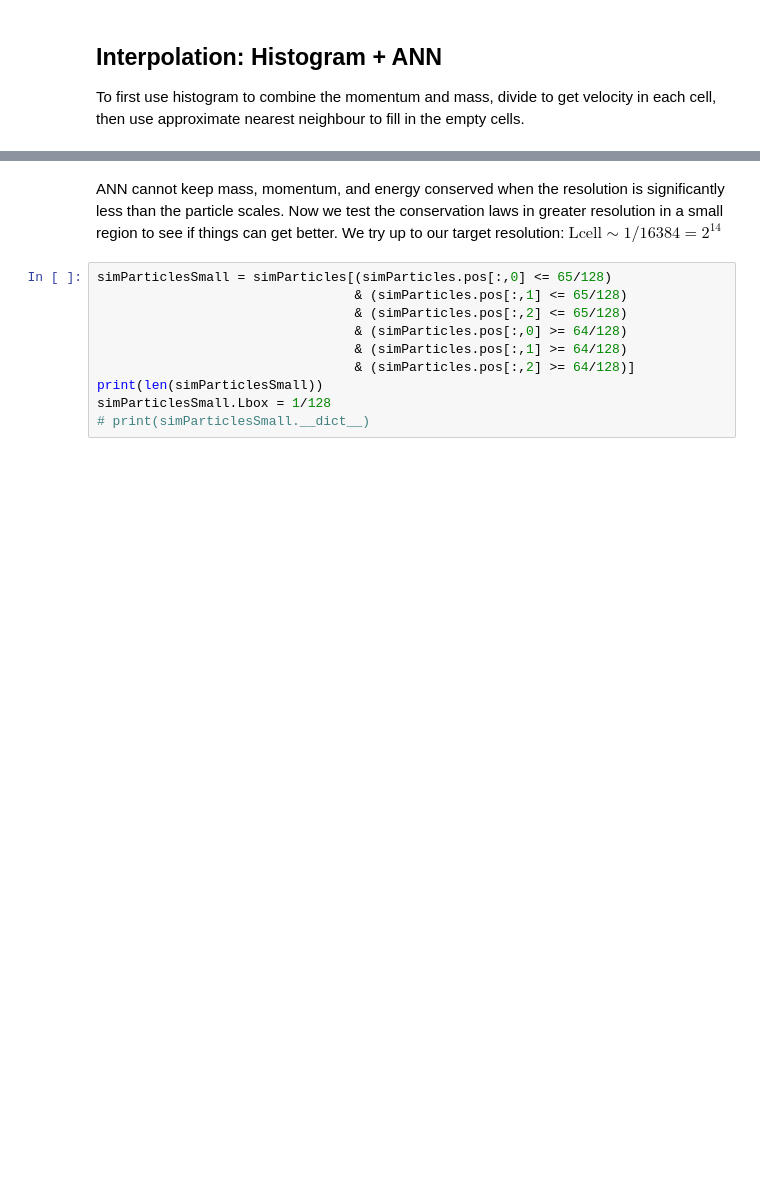
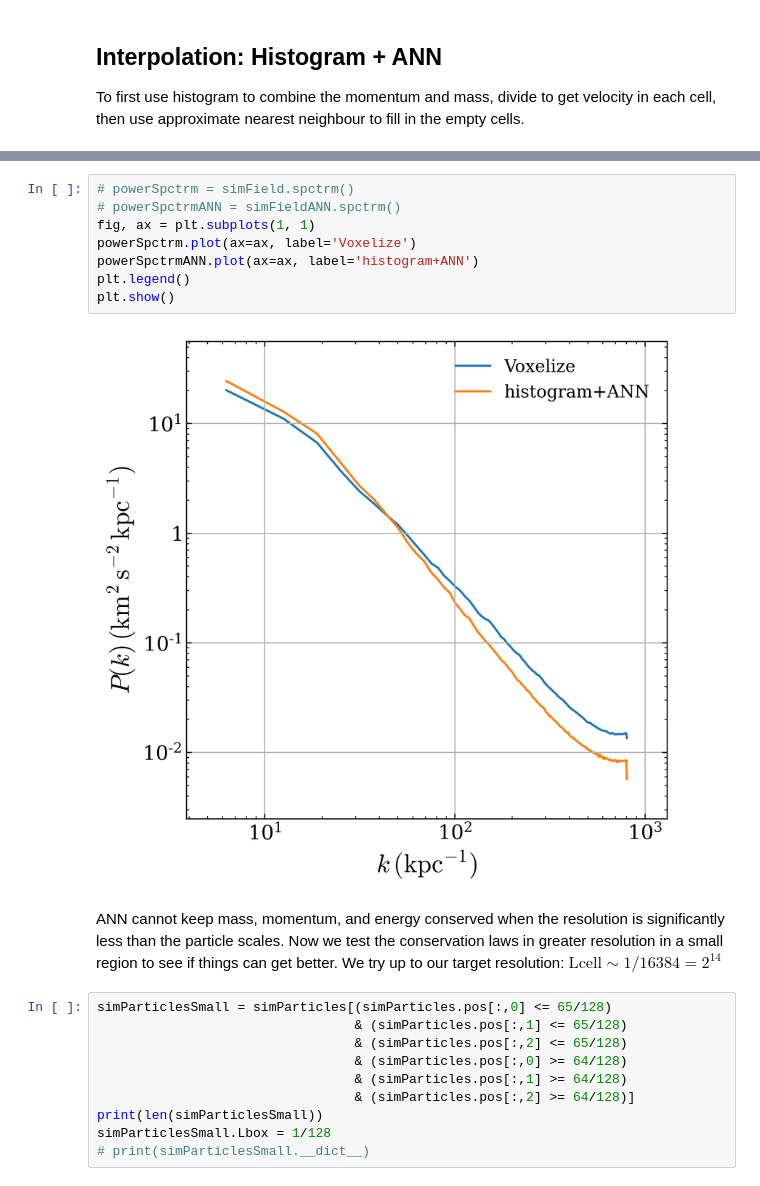
Before and after one commit to YujieH3/large-velocity-power-spectrum, a Jupyter notebook: debug_histoANN.ipynb, the cells around one changed output, grey strips where cells are left out. Drawn from its saved outputs; the diff is of its cells as text; blank space fills up the shorter version.

```diff
--- a/debug_histoANN.ipynb
+++ b/debug_histoANN.ipynb
@@ -74,3 +106,13 @@ Total kinetic energy after interpolation: 2.456e+02
+# %%
+# powerSpctrm = simField.spctrm()
+# powerSpctrmANN = simFieldANN.spctrm()
+fig, ax = plt.subplots(1, 1)
+powerSpctrm.plot(ax=ax, label='Voxelize')
+powerSpctrmANN.plot(ax=ax, label='histogram+ANN')
+plt.legend()
+plt.show()
+# %% [output]
+[figure, added]
 # %% [markdown]
 ANN cannot keep mass, momentum, and energy conserved when the resolution is significantly less than the particle scales. Now we test the conservation laws in greater resolution in a small region to see if things can get better. We try up to our target resolution: $\mathrm{Lcell}\sim1/16384=2^{14}$
 # %%
```
Also changed, not shown: parts of 10 cells of this notebook.
